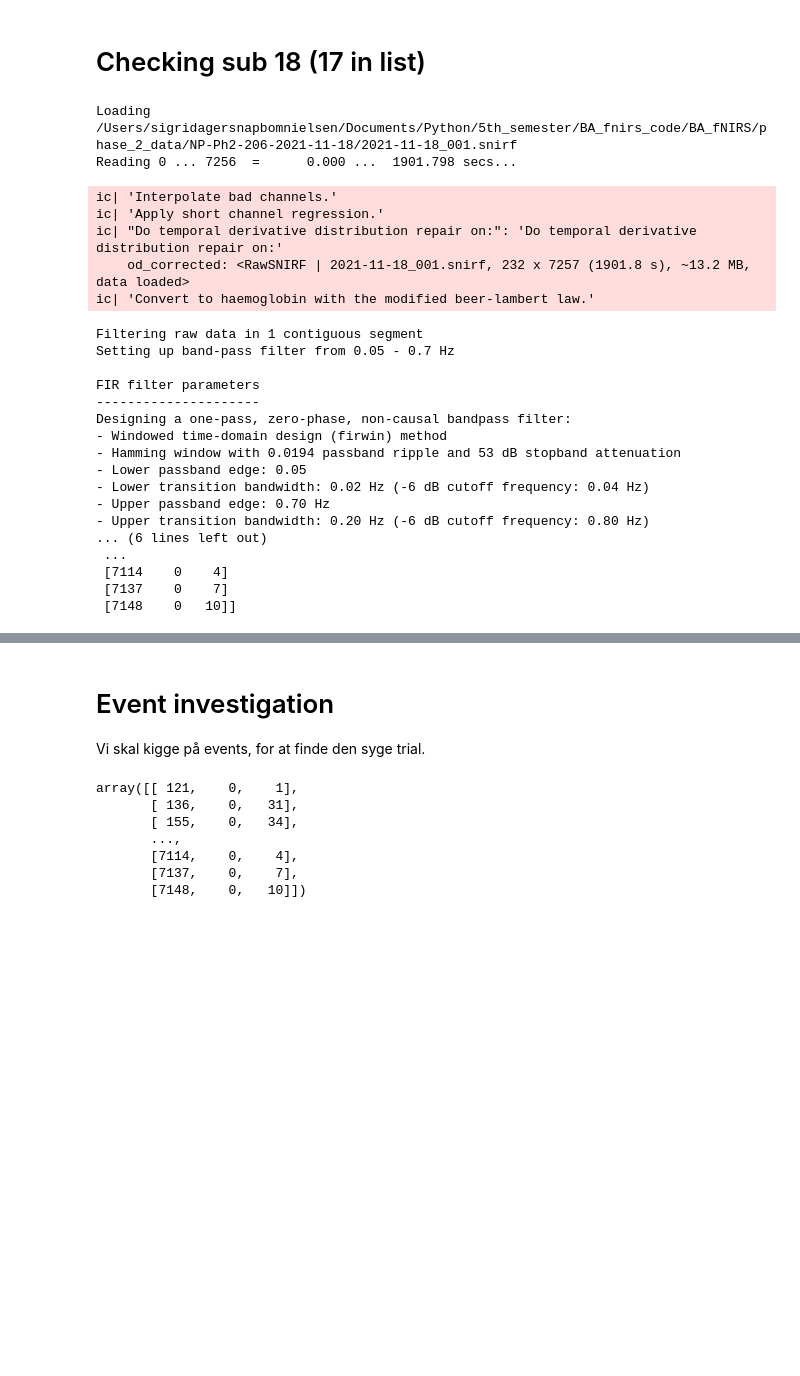
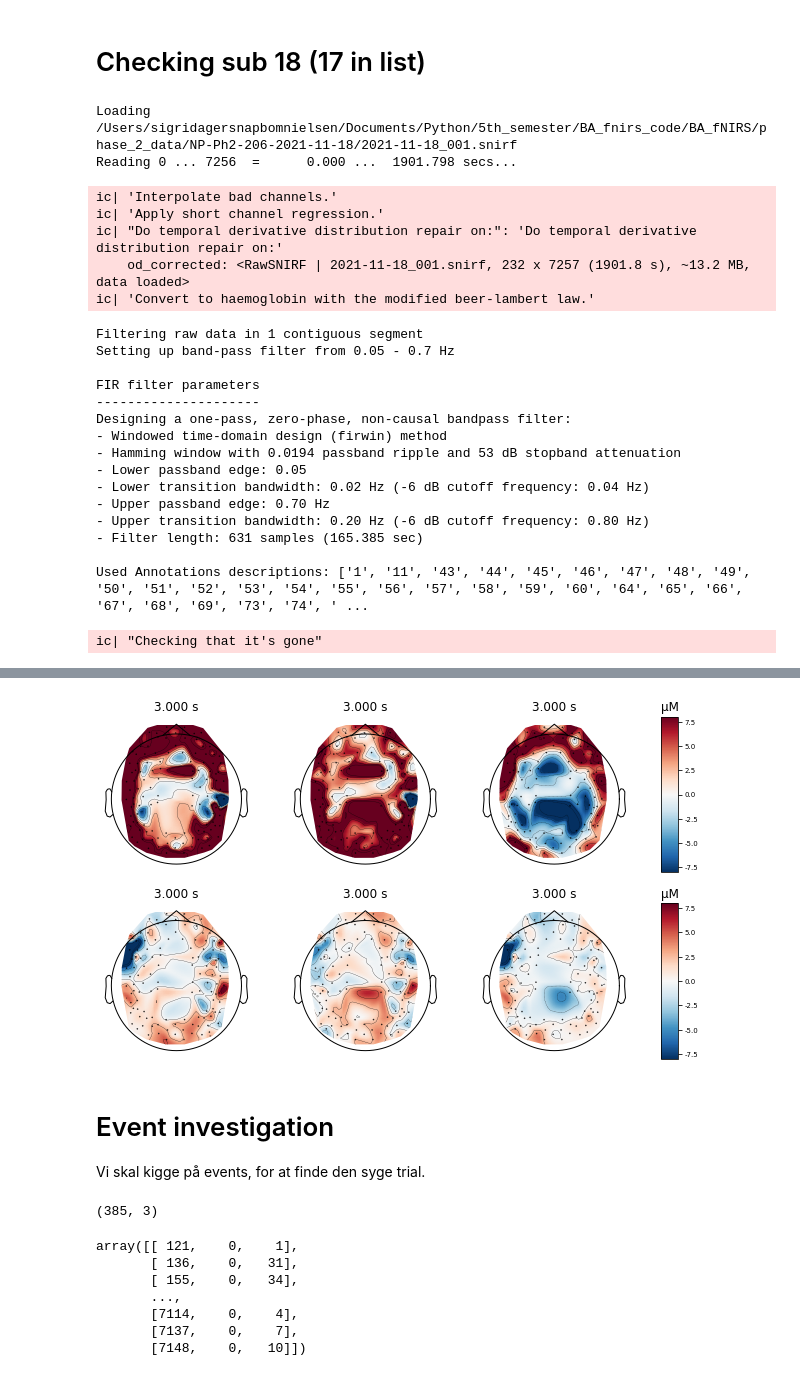
Before and after one commit to sigridbom/BA_fNIRS, a Jupyter notebook: preprocessing_analysis.ipynb, the cells around one changed output, grey strips where cells are left out. Cells and saved outputs as stored; diff of their text form; code cells hidden in the pictures; blank space fills up the shorter version.

```diff
--- a/preprocessing_analysis.ipynb
+++ b/preprocessing_analysis.ipynb
@@ -409,6 +357,13 @@ RuntimeError: Event time samples were not unique. Consider setting the `event_re
 
 raw_intensity = mne.io.read_raw_snirf(subjects[17], optode_frame = 'mri')
 
+# # renaming triggers
+raw_intensity.annotations.rename({'70': 'Visual/neg',
+                        '71': 'Visual/neu',
+                        '72': 'Visual/pos',
+                        '61': 'Auditory/neg',
+                        '62': 'Auditory/neu',
+                        '63': 'Auditory/pos'})
 
 raw_od = mne.preprocessing.nirs.optical_density(raw_intensity)
 
@@ -463,19 +418,60 @@ raw_haemo = raw_haemo.filter(0.05, 0.7, h_trans_bandwidth=0.2,
 # get events
 events, event_dict = mne.events_from_annotations(raw_haemo)
 
-print(events)
+print(events.shape)
+
+events, shape = fix_events(events)
+
+print(events.shape)
 
 # baseline correct based on events/epochs
 # reject_criteria = dict(hbo=250e-6)
-# tmin, tmax = -2, 7 #time
+tmin, tmax = -2, 7 #time
 
-# # baseline correcting (mean)
-# epochs = mne.Epochs(raw_haemo, events, event_id=event_dict,
-#                     tmin=tmin, tmax=tmax,
-#                     #reject=reject_criteria,
-#                     reject_by_annotation=True,
-#                     proj=True, baseline=(None, 0), preload=True,
-#                     detrend=None, verbose=True)
+# baseline correcting (mean)
+epochs = mne.Epochs(raw_haemo, events, event_id=event_dict,
+                    tmin=tmin, tmax=tmax,
+                    #reject=reject_criteria,
+                    reject_by_annotation=True,
+                    proj=True, baseline=(None, 0), preload=True,
+                    detrend=None, verbose=True)
+
+
+# plot
+fig, axes = plt.subplots(nrows=2, ncols=4, figsize=(9, 5),
+                        gridspec_kw=dict(width_ratios=[1, 1, 1, 0.1]))
+vmin, vmax, ts = -8, 8, 3
+
+evoked_vis = epochs['Visual'].average()
+evoked_aud = epochs['Auditory'].average()
+
+evoked_vis.plot_topomap(ch_type='hbo', times=ts, axes=axes[0, 0],
+                        vmin=vmin, vmax=vmax, colorbar=False,
+                        **topomap_args, show = False)
+evoked_vis.plot_topomap(ch_type='hbr', times=ts, axes=axes[1, 0],
+                        vmin=vmin, vmax=vmax, colorbar=False,
+                        **topomap_args, show = False)
+evoked_aud.plot_topomap(ch_type='hbo', times=ts, axes=axes[0, 1],
+                        vmin=vmin, vmax=vmax, colorbar=False,
+                        **topomap_args, show = False)
+evoked_aud.plot_topomap(ch_type='hbr', times=ts, axes=axes[1, 1],
+                        vmin=vmin, vmax=vmax, colorbar=False,
+                        **topomap_args, show = False)
+
+evoked_diff = mne.combine_evoked([evoked_vis, evoked_aud], weights=[1, -1])
+
+evoked_diff.plot_topomap(ch_type='hbo', times=ts, axes=axes[0, 2:],
+                        vmin=vmin, vmax=vmax, colorbar=True,
+                        **topomap_args, show = False)
+evoked_diff.plot_topomap(ch_type='hbr', times=ts, axes=axes[1, 2:],
+                        vmin=vmin, vmax=vmax, colorbar=True,
+                        **topomap_args)
+
+for column, condition in enumerate(
+        ['Visual', 'Auditory', 'Vis-aud']):
+    for row, chroma in enumerate(['HbO', 'HbR']):
+        axes[row, column].set_title('{}: {}'.format(chroma, condition))
+fig.tight_layout()
 # %% [output]
 Loading /Users/sigridagersnapbomnielsen/Documents/Python/5th_semester/BA_fnirs_code/BA_fNIRS/phase_2_data/NP-Ph2-206-2021-11-18/2021-11-18_001.snirf
 Reading 0 ... 7256  =      0.000 ...  1901.798 secs...
@@ -496,8 +492,7 @@ Designing a one-pass, zero-phase, non-causal bandpass filter:
 - Lower transition bandwidth: 0.02 Hz (-6 dB cutoff frequency: 0.04 Hz)
 - Upper passband edge: 0.70 Hz
 - Upper transition bandwidth: 0.20 Hz (-6 dB cutoff frequency: 0.80 Hz)
-... (6 lines left out)
- ...
- [7114    0    4]
- [7137    0    7]
- [7148    0   10]]
+- Filter length: 631 samples (165.385 sec)
+
+Used Annotations descriptions: ['1', '11', '43', '44', '45', '46', '47', '48', '49', '50', '51', '52', '53', '54', '55', '56', '57', '58', '59', '60', '64', '65', '66', '67', '68', '69', '73', '74', ' ...
+ic| "Checking that it's gone"
@@ -504,6 +516,11 @@ Designing a one-pass, zero-phase, non-causal bandpass filter:
+[figure, added]
 # %% [markdown]
 # Event investigation
 Vi skal kigge på events, for at finde den syge trial.
+# %%
+events.shape
+# %% [output]
+(385, 3)
 # %%
 events.shape # 385, 3
 # et 'raskt' subject har 384, så det tyder på at subject 17 (faktisk 18) har en ekstra trial
```
Also changed, not shown: parts of 25 cells of this notebook.
